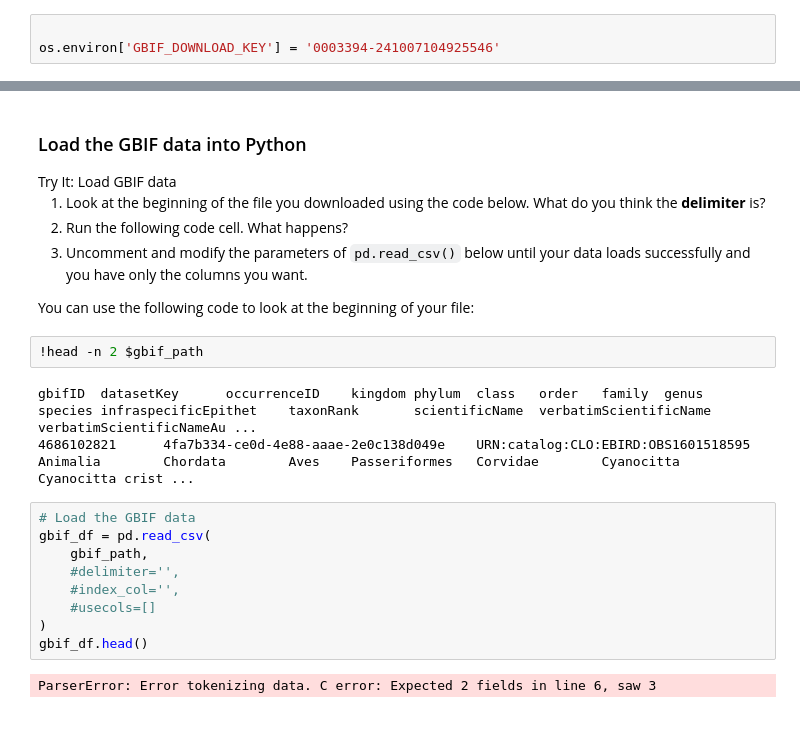
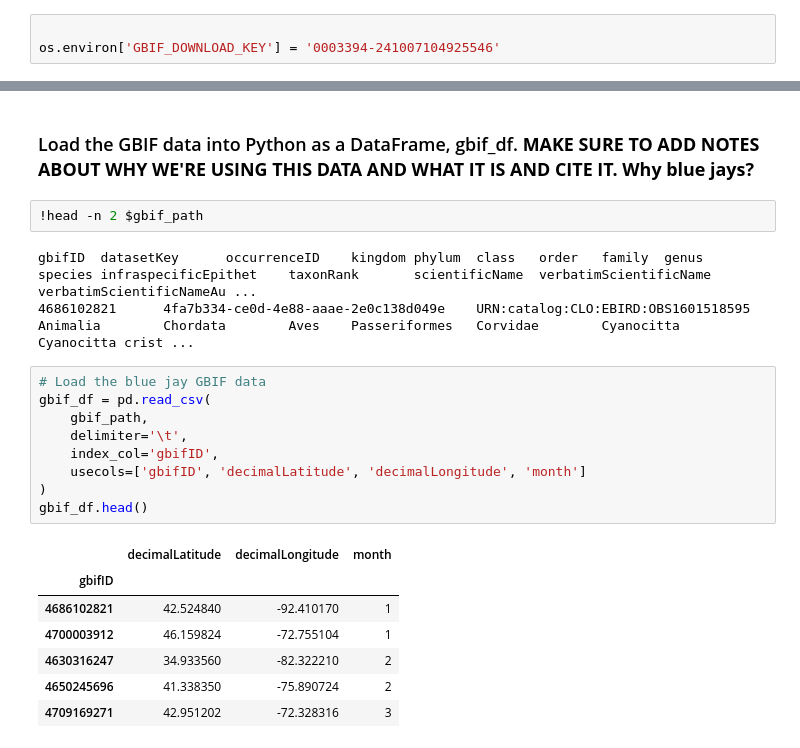
Before and after one commit to earthlab-education/species-distribution-coding-challenge-hanried, a Jupyter notebook: notebooks/04_species_distribution_download.ipynb, the cells around one changed output, grey strips where cells are left out. Saved outputs shown, nothing was run; the diff lists cells and outputs as text.

```diff
--- a/notebooks/04_species_distribution_download.ipynb
+++ b/notebooks/04_species_distribution_download.ipynb
@@ -230,29 +230,24 @@ INFO:On disk at /home/jovyan/earth-analytics/data/blue-jay-migration/0003394-241
 # %% [markdown]
-### Load the GBIF data into Python
-
-<link rel="stylesheet" type="text/css" href="./assets/styles.css"><div class="callout callout-style-default callout-titled callout-task"><div class="callout-header"><div class="callout-icon-container"><i class="callout-icon"></i></div><div class="callout-title-container flex-fill">Try It: Load GBIF data</div></div><div class="callout-body-container callout-body"><ol type="1">
-<li>Look at the beginning of the file you downloaded using the code
-below. What do you think the <strong>delimiter</strong> is?</li>
-<li>Run the following code cell. What happens?</li>
-<li>Uncomment and modify the parameters of <code>pd.read_csv()</code>
-below until your data loads successfully and you have only the columns
-you want.</li>
-</ol></div></div>
-
-You can use the following code to look at the beginning of your file:
+### Load the GBIF data into Python as a DataFrame, gbif_df. **MAKE SURE TO ADD NOTES ABOUT WHY WE'RE USING THIS DATA AND WHAT IT IS AND CITE IT. Why blue jays?**
 # %%
 !head -n 2 $gbif_path
 # %% [output]
 gbifID  datasetKey      occurrenceID    kingdom phylum  class   order   family  genus   species infraspecificEpithet    taxonRank       scientificName  verbatimScientificName  verbatimScientificNameAu ...
 4686102821      4fa7b334-ce0d-4e88-aaae-2e0c138d049e    URN:catalog:CLO:EBIRD:OBS1601518595     Animalia        Chordata        Aves    Passeriformes   Corvidae        Cyanocitta      Cyanocitta crist ...
 # %%
-# Load the GBIF data
+# Load the blue jay GBIF data
 gbif_df = pd.read_csv(
     gbif_path,
-    #delimiter='',
-    #index_col='',
-    #usecols=[]
+    delimiter='\t',
+    index_col='gbifID',
+    usecols=['gbifID', 'decimalLatitude', 'decimalLongitude', 'month']
 )
 gbif_df.head()
 # %% [output]
-ParserError: Error tokenizing data. C error: Expected 2 fields in line 6, saw 3
+|  | decimalLatitude | decimalLongitude | month |
+| gbifID |  |  |  |
+| 4686102821 | 42.524840 | -92.410170 | 1 |
+| 4700003912 | 46.159824 | -72.755104 | 1 |
+| 4630316247 | 34.933560 | -82.322210 | 2 |
+| 4650245696 | 41.338350 | -75.890724 | 2 |
+| 4709169271 | 42.951202 | -72.328316 | 3 |
```
Also changed, not shown: parts of 12 cells of this notebook.
